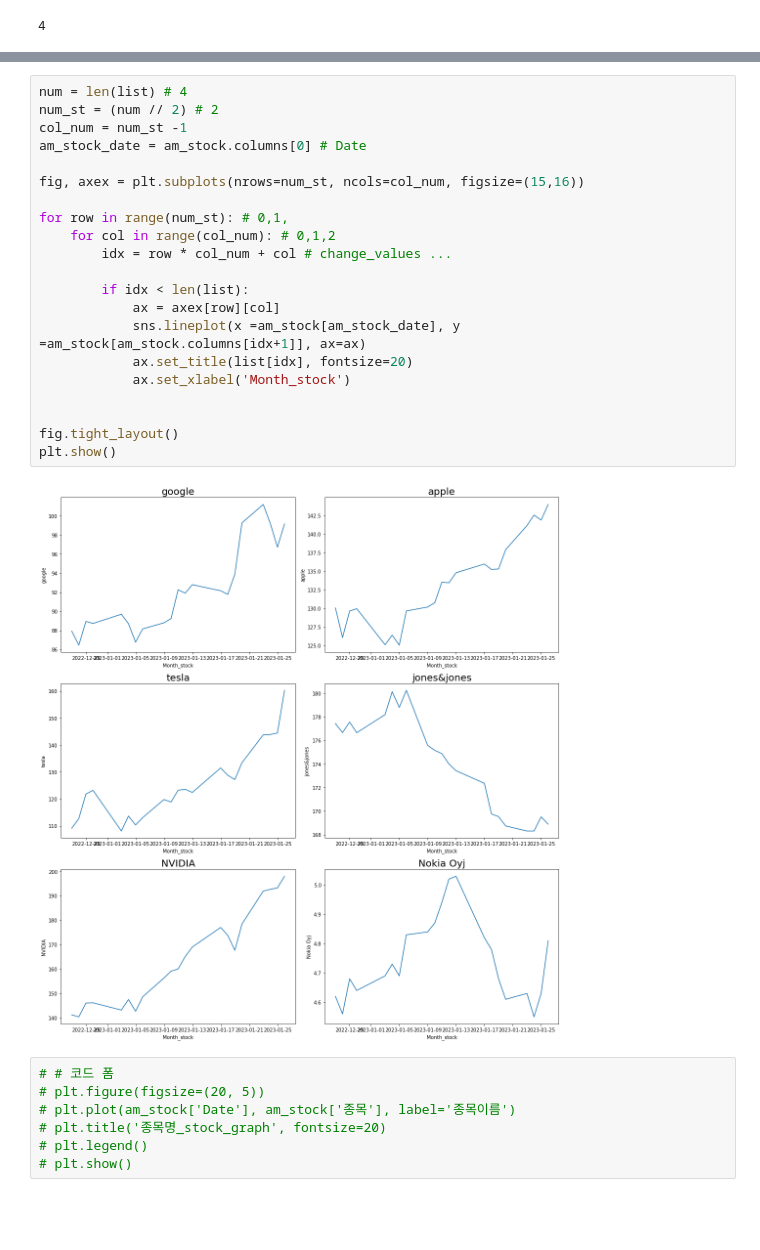
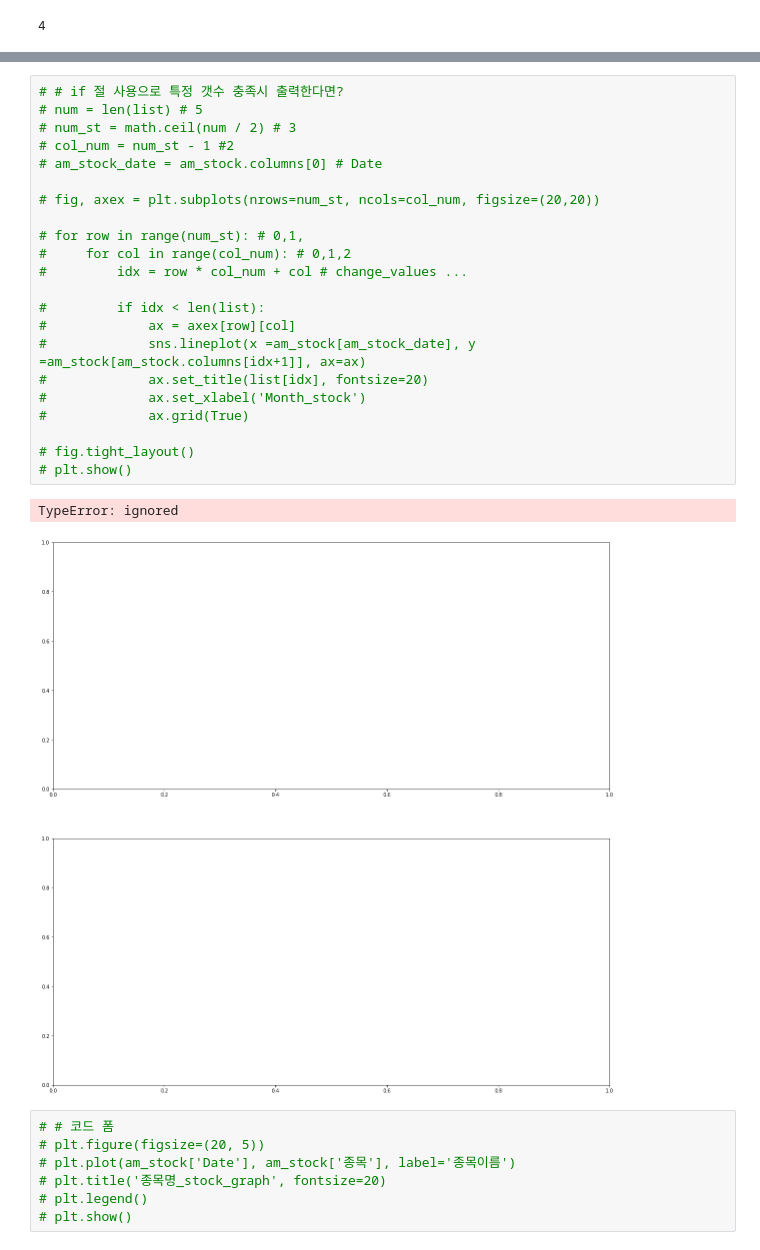
Before and after one commit to sleeptiger/Portfolio, a Jupyter notebook: Data_EDA.ipynb, the cells around one changed output, grey strips where cells are left out. Drawn from its saved outputs; the diff is of its cells as text; blank space fills up the shorter version.

```diff
--- a/Data_EDA.ipynb
+++ b/Data_EDA.ipynb
@@ -103,26 +303,28 @@ am_stock.head()
 # %%
-num = len(list) # 4
-num_st = (num // 2) # 2
-col_num = num_st -1
-am_stock_date = am_stock.columns[0] # Date
+# # if 절 사용으로 특정 갯수 충족시 출력한다면?
+# num = len(list) # 5
+# num_st = math.ceil(num / 2) # 3
+# col_num = num_st - 1 #2
+# am_stock_date = am_stock.columns[0] # Date
 
-fig, axex = plt.subplots(nrows=num_st, ncols=col_num, figsize=(15,16))
+# fig, axex = plt.subplots(nrows=num_st, ncols=col_num, figsize=(20,20))
 
-for row in range(num_st): # 0,1,
-    for col in range(col_num): # 0,1,2
-        idx = row * col_num + col # change_values ...
+# for row in range(num_st): # 0,1,
+#     for col in range(col_num): # 0,1,2
+#         idx = row * col_num + col # change_values ...
 
-        if idx < len(list):
-            ax = axex[row][col]
-            sns.lineplot(x =am_stock[am_stock_date], y =am_stock[am_stock.columns[idx+1]], ax=ax)
-            ax.set_title(list[idx], fontsize=20)
-            ax.set_xlabel('Month_stock')
+#         if idx < len(list):
+#             ax = axex[row][col]
+#             sns.lineplot(x =am_stock[am_stock_date], y =am_stock[am_stock.columns[idx+1]], ax=ax)
+#             ax.set_title(list[idx], fontsize=20)
+#             ax.set_xlabel('Month_stock')
+#             ax.grid(True)
 
-
-fig.tight_layout()
-plt.show()
+# fig.tight_layout()
+# plt.show()
 # %% [output]
+TypeError: ignored
-[figure, old version]
+[figure, new version]
 # %%
 # # 코드 폼
 # plt.figure(figsize=(20, 5))
```
Also changed, not shown: parts of 19 cells of this notebook.
